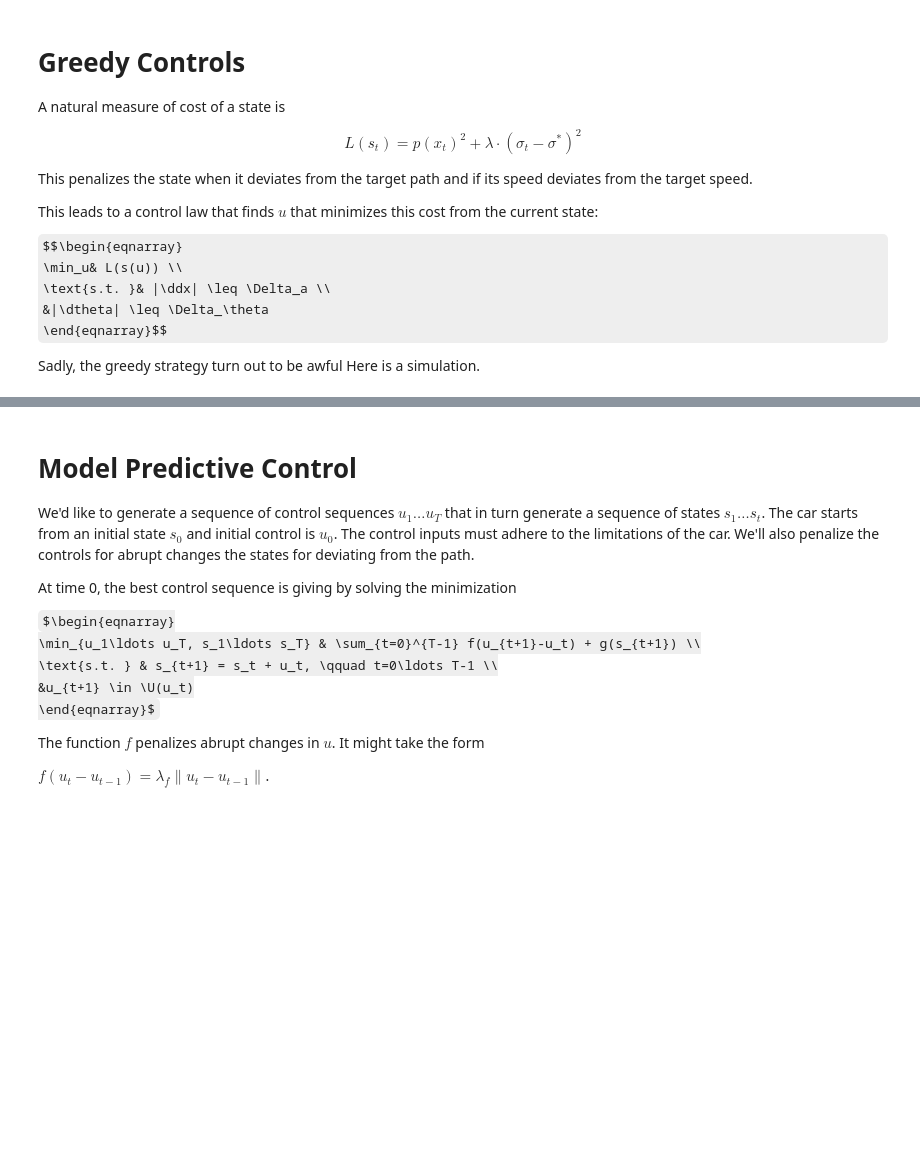
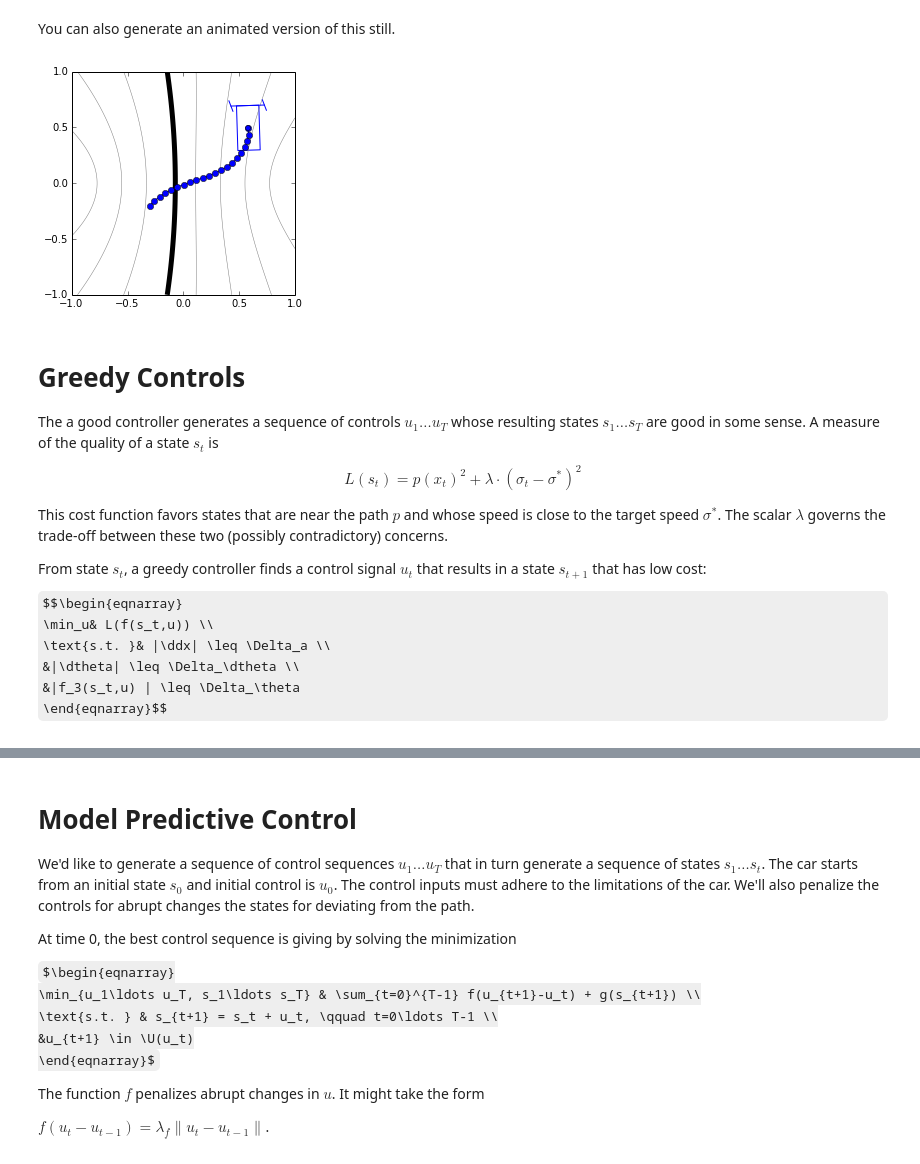
Before and after one commit to a-rahimi/sqp-control, a Jupyter notebook: Following an Uncertain Path.ipynb, the cells around one changed output, grey strips where cells are left out. Drawn from its saved outputs; the diff is of its cells as text; code cells hidden in the pictures; some formulas as TeX source; blank space fills up the shorter version.

```diff
--- a/Following an Uncertain Path.ipynb
+++ b/Following an Uncertain Path.ipynb
@@ -66,18 +113,29 @@ You can also generate an animated version of this
+# %% [markdown]
+You can also generate an animated version of this still.
+# %%
+def anim(ax,i):
+  import IPython.core.display
+  IPython.core.display.clear_output()
+  IPython.core.display.display(ax.figure)
+
+sim.show_results(p, S, None, animated=1e-6,  save_output=anim)
+P.close('all')
+# %% [output]
+[figure, added]
 # %% [markdown]
 # Greedy Controls
 
-A natural measure of cost of a state is
+The a good controller generates a sequence of controls $u_1\ldots u_T$ whose resulting states $s_1\ldots s_T$ are good in some sense. A measure of the quality of a state $s_t$ is
 
 $$L(s_t) = p(x_t)^2 + \lambda \cdot (\sigma_t - \sigma^*)^2$$
 
-This penalizes the state when it deviates from the target path and if its speed deviates from the target speed.
+This cost function favors states that are near the path $p$ and whose speed is close to the target speed $\sigma^*$. The scalar $\lambda$ governs the trade-off between these two (possibly contradictory) concerns.
 
-This leads to a control law that finds $u$ that minimizes this cost from the current state:
+From state $s_t$, a greedy controller finds a control signal $u_t$ that results in a state $s_{t+1}$ that has low cost:
 
 $$\begin{eqnarray}
-\min_u& L(s(u)) \\
+\min_u& L(f(s_t,u)) \\
 \text{s.t. }& |\ddx| \leq \Delta_a \\
-&|\dtheta| \leq \Delta_\theta
+&|\dtheta| \leq \Delta_\dtheta \\
+&|f_3(s_t,u) | \leq \Delta_\theta
 \end{eqnarray}$$
-
-Sadly, the greedy strategy turn out to be awful Here is a simulation.
```
Also changed, not shown: parts of 9 cells of this notebook, 2 other files.
